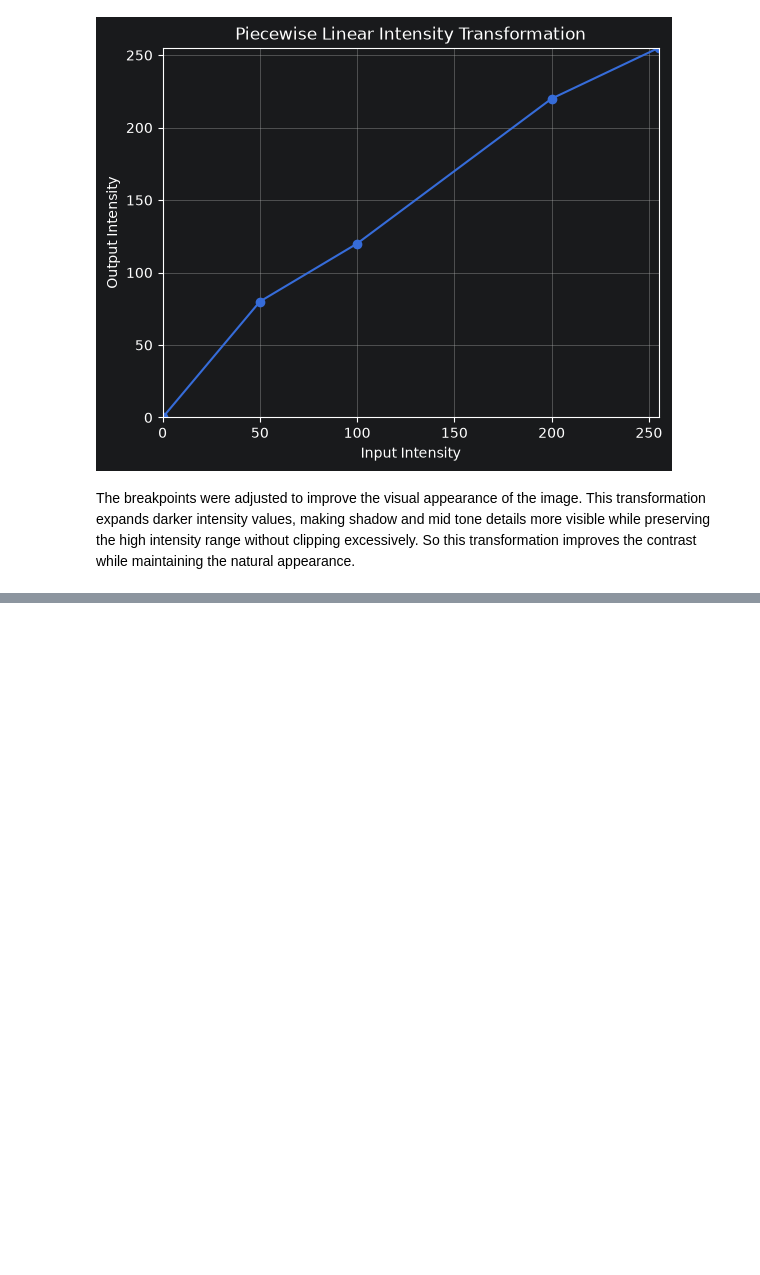
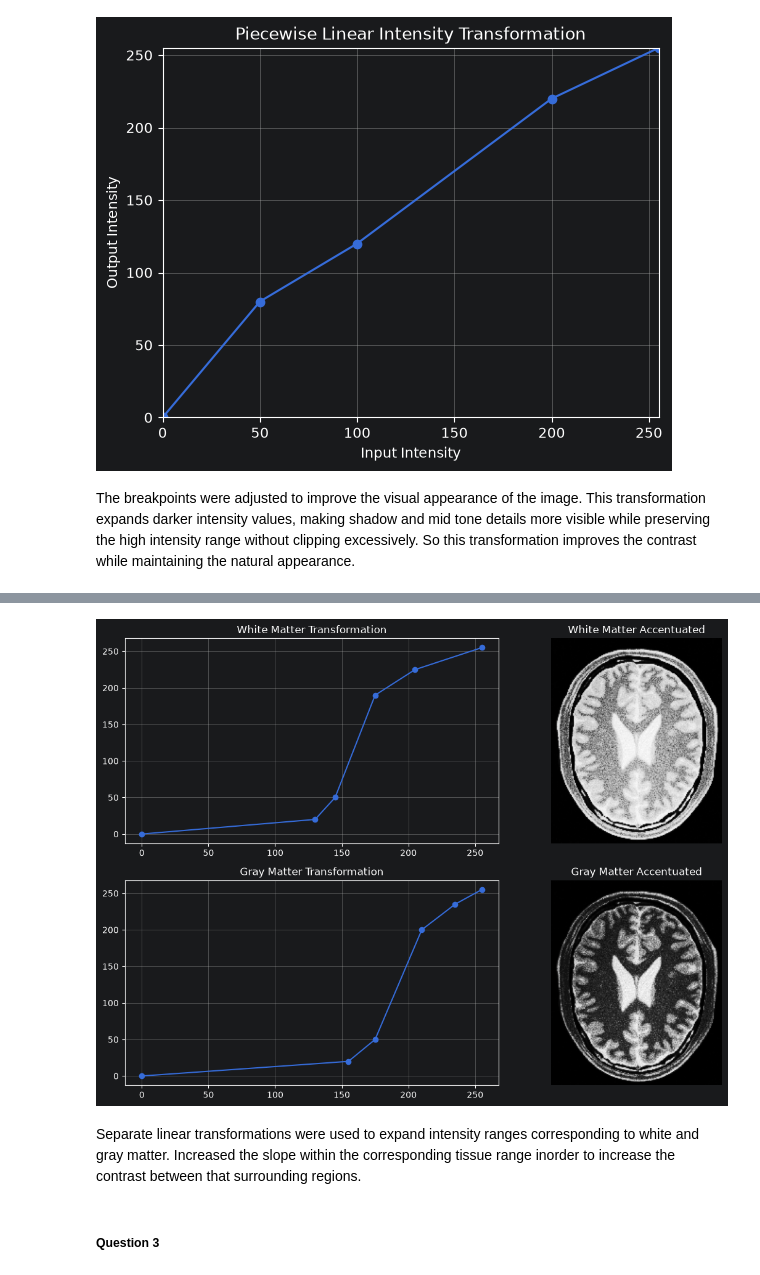
Before and after one commit to KaveeDiv23/Computer-Vision-Assignment-01, a Jupyter notebook: assignment01.ipynb, the cells around one changed output, grey strips where cells are left out. Drawn from its saved outputs; the diff is of its cells as text; code cells hidden in the pictures; blank space fills up the shorter version.

```diff
--- a/assignment01.ipynb
+++ b/assignment01.ipynb
@@ -102,0 +139,34 @@ The breakpoints were adjusted to improve the visual appearance of the image. Thi
+# %%
+white_result = intensity_transform(brain, white_bp)
+gray_result = intensity_transform(brain, gray_bp)
+# %%
+plt.figure(figsize=(12, 8))
+
+plt.subplot(2, 2, 1)
+plt.plot(white_bp[:, 0], white_bp[:, 1], marker="o")
+plt.title("White Matter Transformation")
+plt.grid()
+
+plt.subplot(2, 2, 2)
+plt.imshow(white_result, cmap="gray")
+plt.title("White Matter Accentuated")
+plt.axis("off")
+
+plt.subplot(2, 2, 3)
+plt.plot(gray_bp[:, 0], gray_bp[:, 1], marker="o")
+plt.title("Gray Matter Transformation")
+plt.grid()
+
+plt.subplot(2, 2, 4)
+plt.imshow(gray_result, cmap="gray")
+plt.title("Gray Matter Accentuated")
+plt.axis("off")
+
+plt.tight_layout()
+plt.show()
+# %% [output]
+[figure, added]
+# %% [markdown]
+Separate linear transformations were used to expand intensity ranges corresponding to white and gray matter. Increased the slope within the corresponding tissue range inorder to increase the contrast between that surrounding regions.
+# %% [markdown]
+##### Question 3
```
Also changed, not shown: parts of 6 cells of this notebook.
